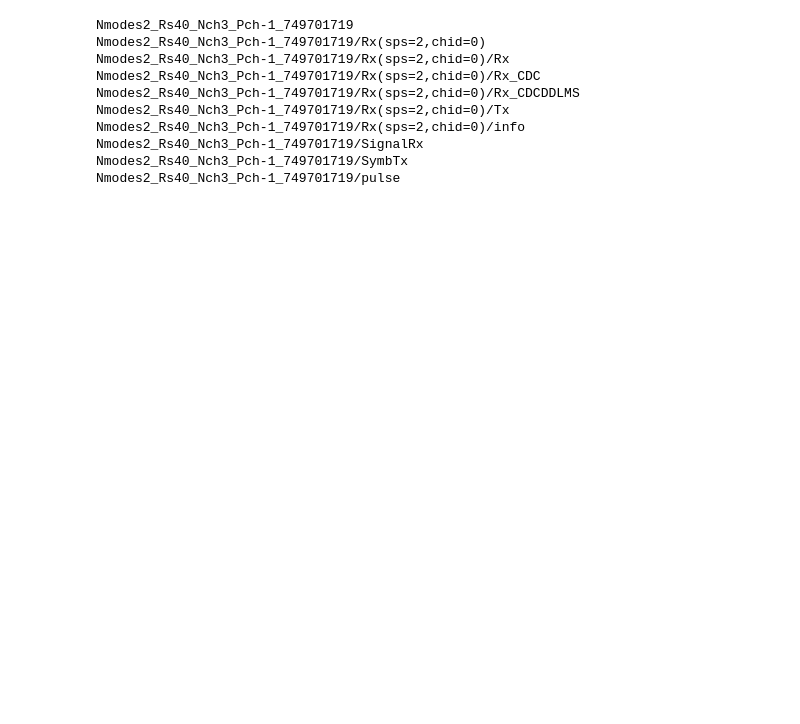
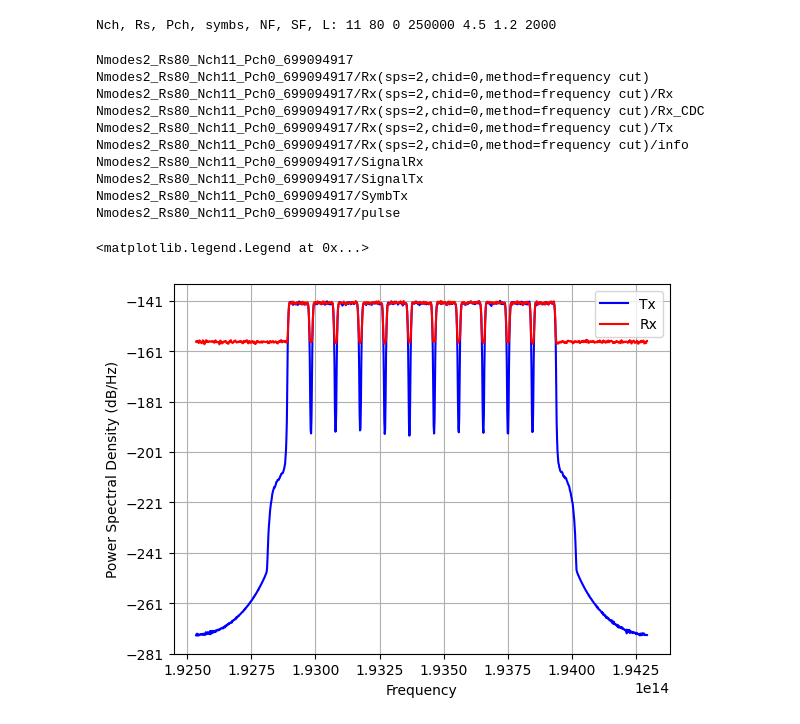
Before and after one commit to xinyuxiao113/TorchFiber, a Jupyter notebook: dd.ipynb, the cells around one changed output. Cells and saved outputs as stored; diff of their text form; code cells hidden in the pictures; blank space fills up the shorter version.

```diff
--- a/dd.ipynb
+++ b/dd.ipynb
@@ -1,17 +1,42 @@
-# %%
-import h5py
-
-f = h5py.File('dataset/train.h5', 'r')
+# %%
+import h5py
+import torch, numpy as np, matplotlib.pyplot as plt
+from src.TorchSimulation.receiver import BER
+from src.TorchSimulation.utils import show_symb
+
+def get_grp(f, Nch, Rs, Pch, Nsymb, NF, SF, L=2000, tag=',method=filtering'):
+    for key in f.keys():
+        if f[key].attrs['Nch'] == Nch and f[key].attrs['Rs(GHz)'] == Rs and f[key].attrs['Pch(dBm)'] == Pch and f[key]['SymbTx'].shape[1] == Nsymb and f[key].attrs['NF(dB)'] == NF and f[key].attrs['freqspace(Hz)']/1e9 / f[key].attrs['Rs(GHz)'] == SF and f[key].attrs['distance(km)'] == L:
+            return f[key][f'Rx(sps=2,chid=0{tag})']
+
+def get_signal(f, Nch, Rs, Pch, Nsymb, NF, SF, L=2000):
+    for key in f.keys():
+        if f[key].attrs['Nch'] == Nch and f[key].attrs['Rs(GHz)'] == Rs and f[key].attrs['Pch(dBm)'] == Pch and f[key]['SymbTx'].shape[1] == Nsymb and f[key].attrs['NF(dB)'] == NF and f[key].attrs['freqspace(Hz)']/1e9 / f[key].attrs['Rs(GHz)'] == SF and f[key].attrs['distance(km)'] == L:
+            return f[key]
+
+
+def Q_list(Rx, Tx, Ntest=10000):
+    Q = []
+    for t in  np.arange(0, Rx.shape[-2], 10000):
+        Q.append(np.mean(BER(torch.from_numpy(Rx[t:t+Ntest]), torch.from_numpy(Tx[t:t+Ntest]))['Qsq']))
+    return Q
+
+f = h5py.File('dataset_exp/train_x4.h5', 'r')
+
+for key in f.keys():
+    print('Nch, Rs, Pch, symbs, NF, SF, L:', f[key].attrs['Nch'], f[key].attrs['Rs(GHz)'], f[key].attrs['Pch(dBm)'], f[key]['SymbTx'].shape[1], f[key].attrs['NF(dB)'], f[key].attrs['freqspace(Hz)']/1e9 / f[key].attrs['Rs(GHz)'], f[key].attrs['distance(km)'])
+# %% [output]
+Nch, Rs, Pch, symbs, NF, SF, L: 11 80 0 250000 4.5 1.2 2000
 # %%
 f.visit(print)
 # %% [output]
-Nmodes2_Rs40_Nch3_Pch-1_749701719
-Nmodes2_Rs40_Nch3_Pch-1_749701719/Rx(sps=2,chid=0)
-Nmodes2_Rs40_Nch3_Pch-1_749701719/Rx(sps=2,chid=0)/Rx
-Nmodes2_Rs40_Nch3_Pch-1_749701719/Rx(sps=2,chid=0)/Rx_CDC
-Nmodes2_Rs40_Nch3_Pch-1_749701719/Rx(sps=2,chid=0)/Rx_CDCDDLMS
-Nmodes2_Rs40_Nch3_Pch-1_749701719/Rx(sps=2,chid=0)/Tx
-Nmodes2_Rs40_Nch3_Pch-1_749701719/Rx(sps=2,chid=0)/info
-Nmodes2_Rs40_Nch3_Pch-1_749701719/SignalRx
-Nmodes2_Rs40_Nch3_Pch-1_749701719/SymbTx
-Nmodes2_Rs40_Nch3_Pch-1_749701719/pulse
+Nmodes2_Rs80_Nch11_Pch0_699094917
+Nmodes2_Rs80_Nch11_Pch0_699094917/Rx(sps=2,chid=0,method=frequency cut)
+Nmodes2_Rs80_Nch11_Pch0_699094917/Rx(sps=2,chid=0,method=frequency cut)/Rx
+Nmodes2_Rs80_Nch11_Pch0_699094917/Rx(sps=2,chid=0,method=frequency cut)/Rx_CDC
+Nmodes2_Rs80_Nch11_Pch0_699094917/Rx(sps=2,chid=0,method=frequency cut)/Tx
+Nmodes2_Rs80_Nch11_Pch0_699094917/Rx(sps=2,chid=0,method=frequency cut)/info
+Nmodes2_Rs80_Nch11_Pch0_699094917/SignalRx
+Nmodes2_Rs80_Nch11_Pch0_699094917/SignalTx
+Nmodes2_Rs80_Nch11_Pch0_699094917/SymbTx
+Nmodes2_Rs80_Nch11_Pch0_699094917/pulse
@@ -26,0 +45,8 @@ for key in f.keys():
+# %%
+grp = get_signal(f, 11, 80, 0, 250000, 4.5, 1.2, 2000)
+_ = plt.psd(grp['SignalTx'][...][0,200000:400000,0], NFFT=1024, Fs=grp['SignalTx'].attrs['sps']*grp.attrs['Rs(GHz)']*1e9, Fc=grp.attrs['Fc(Hz)'], scale_by_freq=True, color='b', label='Tx')
+_ = plt.psd(grp['SignalRx'][...][0,200000:400000,0], NFFT=1024, Fs=grp['SignalRx'].attrs['sps']*grp.attrs['Rs(GHz)']*1e9, Fc=grp.attrs['Fc(Hz)'], scale_by_freq=True, color='r', label='Rx')
+plt.legend()
+# %% [output]
+<matplotlib.legend.Legend at 0x...>
+[figure, added]
```
Also changed, not shown: parts of 17 cells of this notebook, 10 other files.
